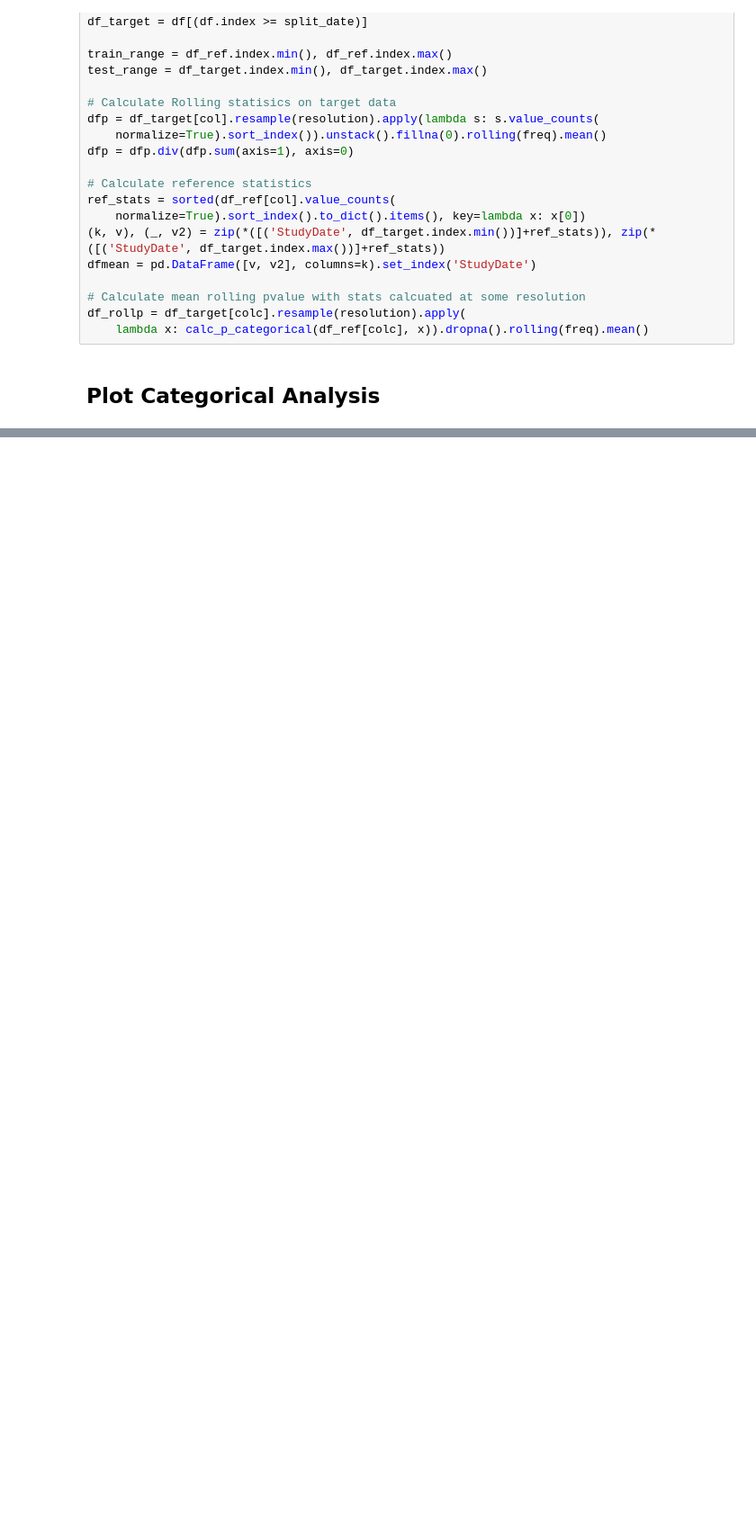
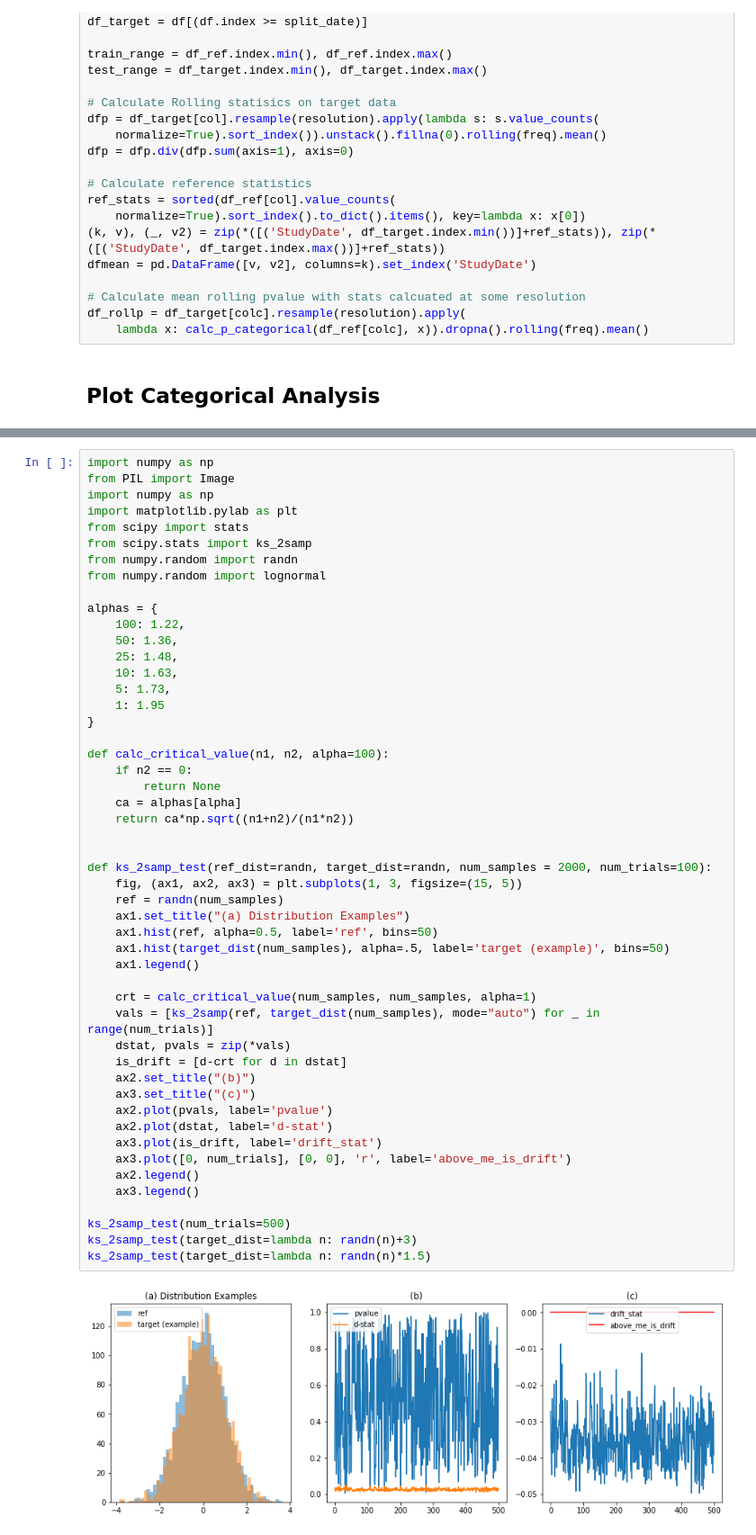
Before and after one commit to microsoft/MedImaging-ModelDriftMonitoring, a Jupyter notebook: experiments/experiment1_input_analysis/dicom_metadata/dicom_metadata_drift.ipynb, the cells around one changed output, grey strips where cells are left out. Shown: that part at 90% size. Drawn from its saved outputs; the diff is of its cells as text; blank space fills up the shorter version.

```diff
--- a/experiments/experiment1_input_analysis/dicom_metadata/dicom_metadata_drift.ipynb
+++ b/experiments/experiment1_input_analysis/dicom_metadata/dicom_metadata_drift.ipynb
@@ -199,0 +390,52 @@ _ = plt.yticks(fontsize=10)
+# %%
+import numpy as np
+from PIL import Image
+import numpy as np
+import matplotlib.pylab as plt
+from scipy import stats
+from scipy.stats import ks_2samp
+from numpy.random import randn
+from numpy.random import lognormal
+
+alphas = {
+    100: 1.22,
+    50: 1.36,
+    25: 1.48,
+    10: 1.63,
+    5: 1.73,
+    1: 1.95
+}
+
+def calc_critical_value(n1, n2, alpha=100):
+    if n2 == 0:
+        return None
+    ca = alphas[alpha]
+    return ca*np.sqrt((n1+n2)/(n1*n2))
+
+
+def ks_2samp_test(ref_dist=randn, target_dist=randn, num_samples = 2000, num_trials=100):
+    fig, (ax1, ax2, ax3) = plt.subplots(1, 3, figsize=(15, 5))
+    ref = randn(num_samples)
+    ax1.set_title("(a) Distribution Examples")
+    ax1.hist(ref, alpha=0.5, label='ref', bins=50)
+    ax1.hist(target_dist(num_samples), alpha=.5, label='target (example)', bins=50)
+    ax1.legend()
+
+    crt = calc_critical_value(num_samples, num_samples, alpha=1)
+    vals = [ks_2samp(ref, target_dist(num_samples), mode="auto") for _ in range(num_trials)]
+    dstat, pvals = zip(*vals)
+    is_drift = [d-crt for d in dstat]
+    ax2.set_title("(b)")
+    ax3.set_title("(c)")
+    ax2.plot(pvals, label='pvalue')
+    ax2.plot(dstat, label='d-stat')
+    ax3.plot(is_drift, label='drift_stat')
+    ax3.plot([0, num_trials], [0, 0], 'r', label='above_me_is_drift')
+    ax2.legend()
+    ax3.legend()
+
+ks_2samp_test(num_trials=500)
+ks_2samp_test(target_dist=lambda n: randn(n)+3)
+ks_2samp_test(target_dist=lambda n: randn(n)*1.5)
+# %% [output]
+[figure, added]
```
Also changed, not shown: parts of 14 cells of this notebook, 1 other file.
